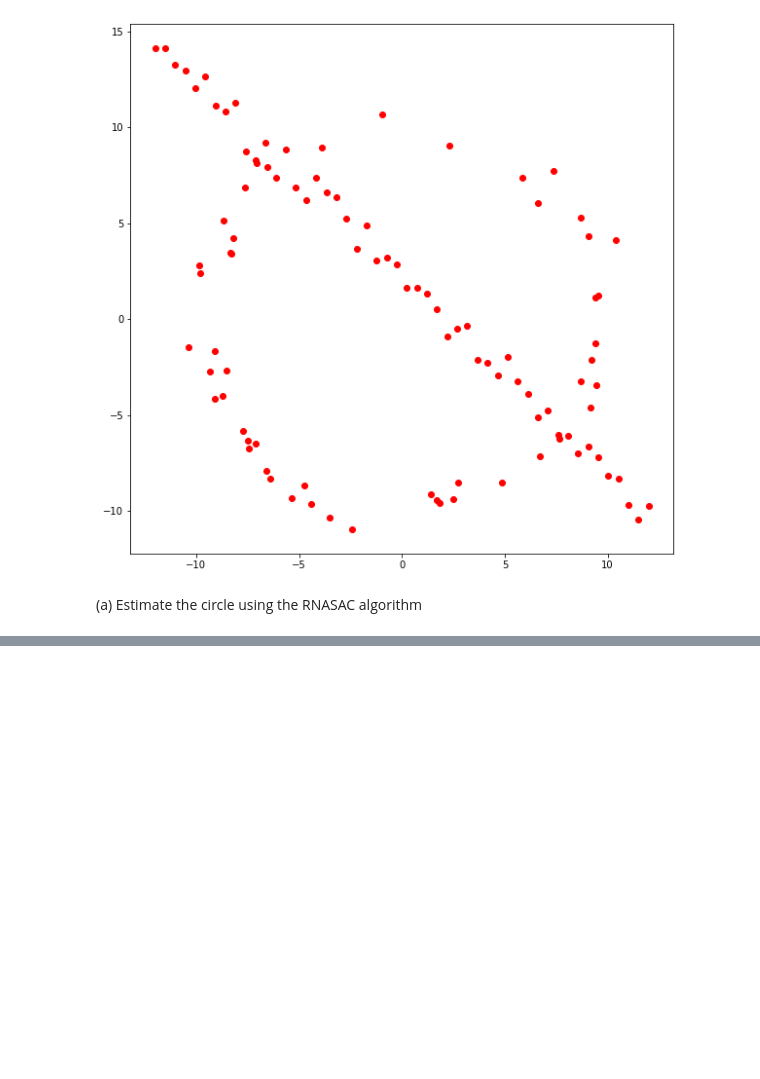
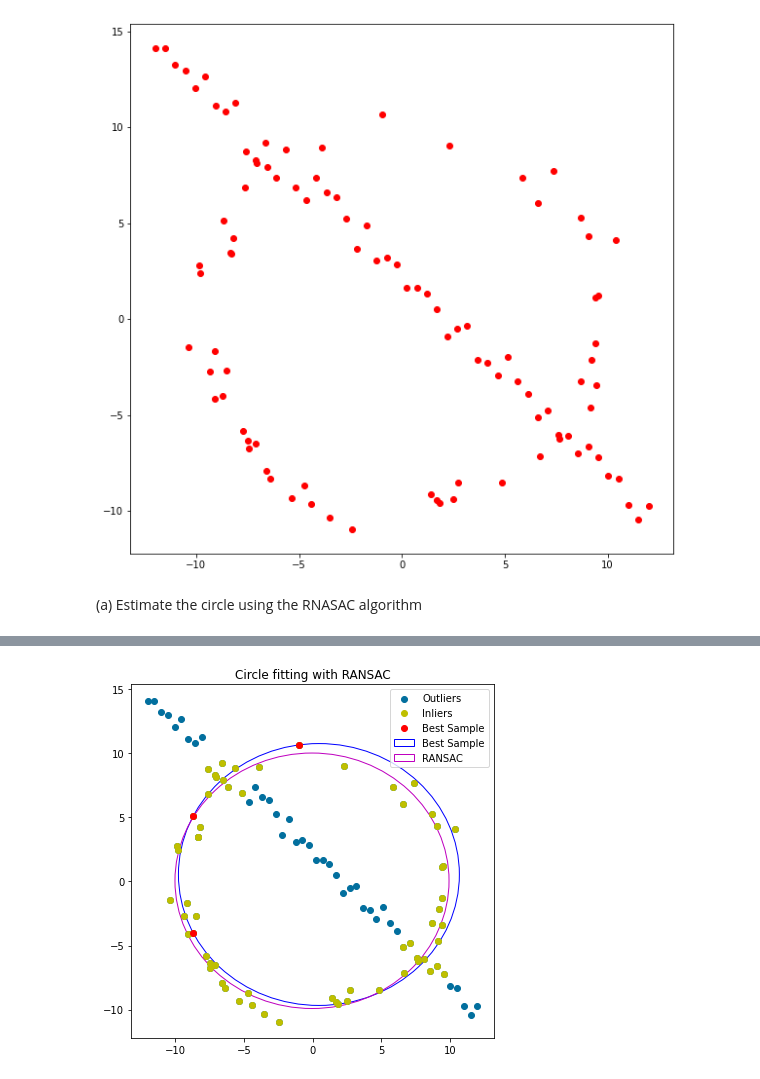
Before and after one commit to YohanAbeysinghe/Fitting-and-Alignment, a Jupyter notebook: Assignment_2-code.ipynb, the cells around one changed output, grey strips where cells are left out. Saved outputs shown, nothing was run; the diff lists cells and outputs as text; code cells hidden in the pictures; blank space fills up the shorter version.

```diff
--- a/Assignment_2-code.ipynb
+++ b/Assignment_2-code.ipynb
@@ -168,0 +59,17 @@ if ransac_circle != None:
+# %%
+def get_inlier(a, b, r, X, T):
+    count = 0
+    best_fit_inliers = None
+
+    for i in range(X.shape[0]):
+        distance = abs( ( (X[i,0] - a)**2 + (X[i,1] - b)**2 ) ** 0.5 - r )
+
+        if distance < T:
+            count += 1
+
+            if type(best_fit_inliers) == type(None):
+                best_fit_inliers = np.array([X[i,:]])
+            else:
+                best_fit_inliers = np.concatenate((best_fit_inliers, X[i,:].reshape(1, -1)), axis=0)
+
+    return count, best_fit_inliers
@@ -168,0 +125,29 @@ if ransac_circle != None:
+# %%
+ransac_circle, best_fit_circle, x, inliers = RANSAC(X)
+
+
+if ransac_circle != None:
+    fig, ax = plt.subplots(1, 1, figsize=(6.5,6.5))
+    ax.scatter(X_circ[:,0], X_circ[:,1], color="#026f9e")
+    ax.scatter(X_line[:,0], X_line[:,1], color="#026f9e", label="Outliers")
+
+    if type(inliers) != type(None):
+        for point in inliers:
+            if np.array_equal(point, inliers[-1]):
+                ax.plot(point[0], point[1], 'yo', label="Inliers")
+            else:
+                ax.plot(point[0], point[1], 'yo')
+
+
+    for point in x:
+        if np.array_equal(point, x[-1]):
+            ax.plot(point[0], point[1], 'ro', label="Best Sample")
+        else:
+            ax.plot(point[0], point[1], 'ro')
+
+    ax.add_patch(best_fit_circle)
+    ax.add_patch(ransac_circle)
+    ax.set_title("Circle fitting with RANSAC")
+    ax.legend(loc="upper right")
+# %% [output]
+[figure, added]
```
Also changed, not shown: parts of 2 cells of this notebook.
